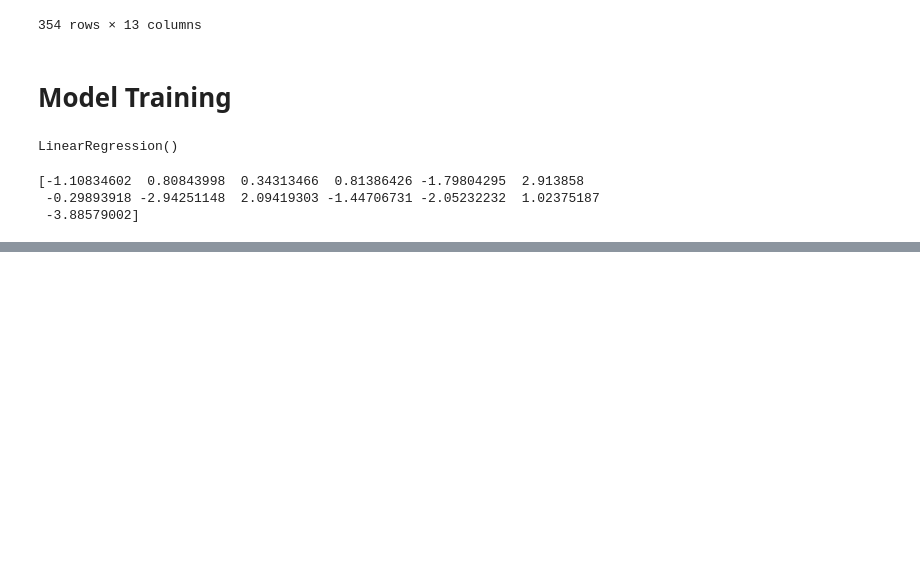
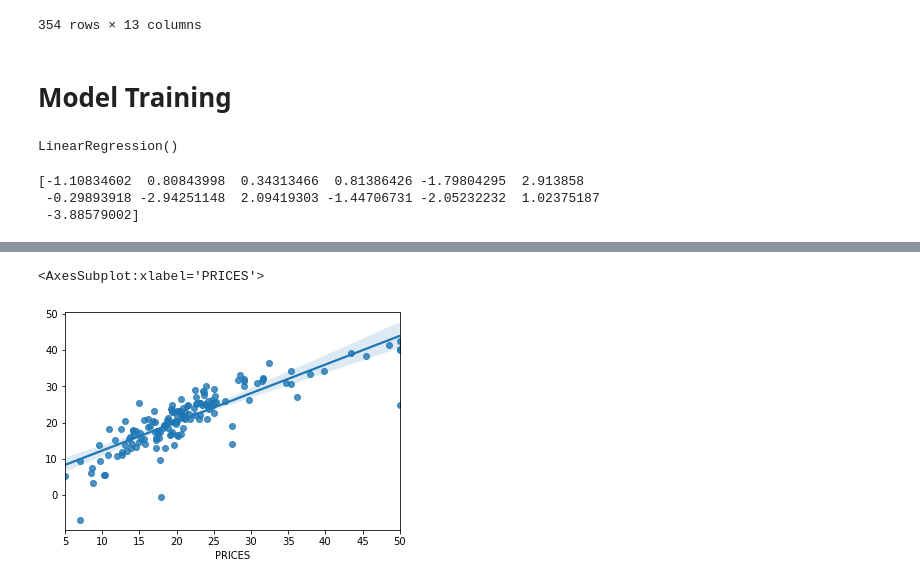
Before and after one commit to Lawal0abdulazeez/End2end_with_krish, a Jupyter notebook: Krish naik End2End ml project.ipynb, the cells around one changed output, grey strips where cells are left out. Cells and saved outputs as stored; diff of their text form; code cells hidden in the pictures; blank space fills up the shorter version.

```diff
--- a/Krish naik End2End ml project.ipynb
+++ b/Krish naik End2End ml project.ipynb
@@ -202,0 +217,3 @@ print(regression.coef_)
+# %%
+## Prediction With test data
+reg_pred=regression.predict(X_test)
@@ -202,0 +240,6 @@ print(regression.coef_)
+# %%
+## Plotting a scatter
+sns.regplot(y_test,reg_pred)
+# %% [output]
+<AxesSubplot:xlabel='PRICES'>
+[figure, added]
```
Also changed, not shown: parts of 21 cells of this notebook, 2 other files.
